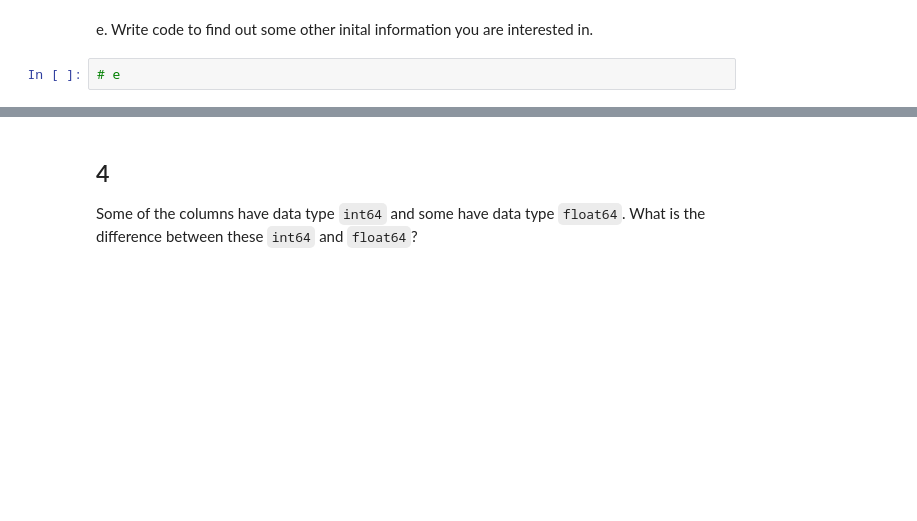
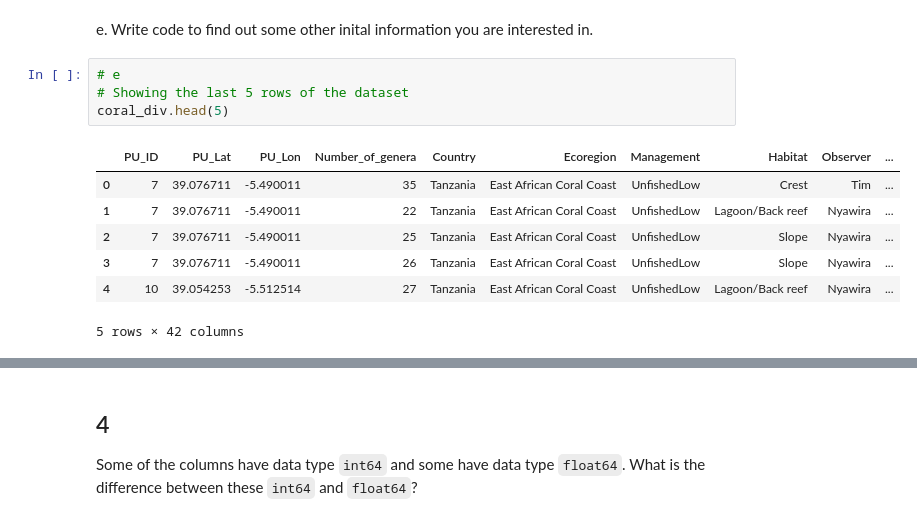
Before and after one commit to veronica-moran/eds220-hwk1, a Jupyter notebook: task2/hwk1-task2-corals.ipynb, the cells around one changed output, grey strips where cells are left out. Cells and saved outputs as stored; diff of their text form; blank space fills up the shorter version.

```diff
--- a/task2/hwk1-task2-corals.ipynb
+++ b/task2/hwk1-task2-corals.ipynb
@@ -93,5 +163,15 @@ grader.check("q3_d")
 <!-- BEGIN QUESTION -->
 
 e. Write code to find out some other inital information you are interested in.
-# %%
-# e
+# %%
+# e
+# Showing the last 5 rows of the dataset
+coral_div.head(5)
+# %% [output]
+|  | PU_ID | PU_Lat | PU_Lon | Number_of_genera | Country | Ecoregion | Management | Habitat | Observer | ... |
+| 0 | 7 | 39.076711 | -5.490011 | 35 | Tanzania | East African Coral Coast | UnfishedLow | Crest | Tim | ... |
+| 1 | 7 | 39.076711 | -5.490011 | 22 | Tanzania | East African Coral Coast | UnfishedLow | Lagoon/Back reef | Nyawira | ... |
+| 2 | 7 | 39.076711 | -5.490011 | 25 | Tanzania | East African Coral Coast | UnfishedLow | Slope | Nyawira | ... |
+| 3 | 7 | 39.076711 | -5.490011 | 26 | Tanzania | East African Coral Coast | UnfishedLow | Slope | Nyawira | ... |
+| 4 | 10 | 39.054253 | -5.512514 | 27 | Tanzania | East African Coral Coast | UnfishedLow | Lagoon/Back reef | Nyawira | ... |
+5 rows × 42 columns
```
Also changed, not shown: parts of 30 cells of this notebook.
